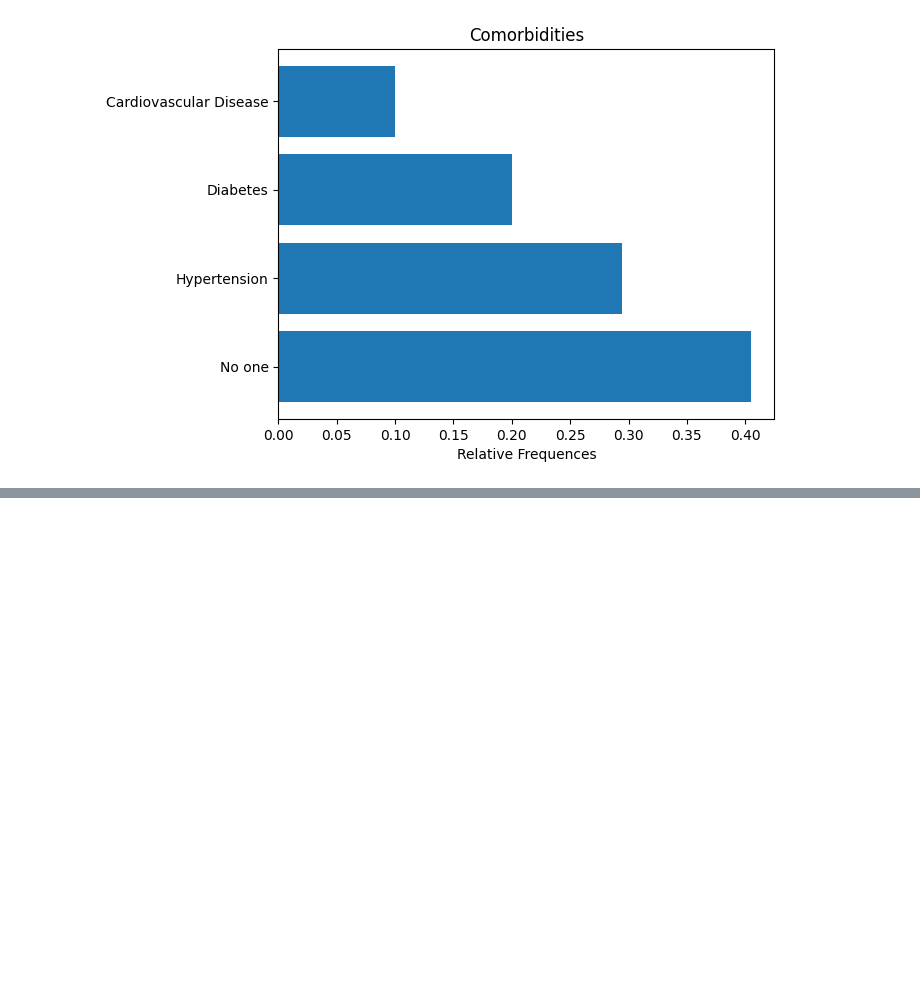
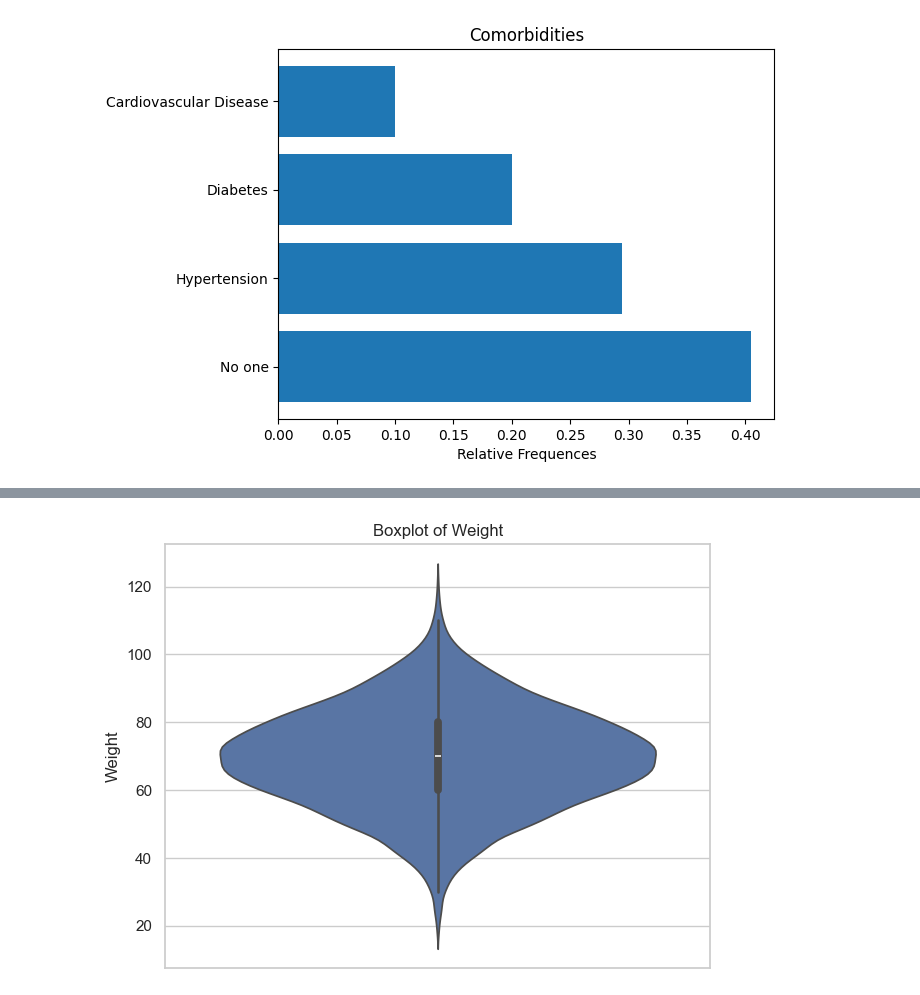
Before and after one commit to andreeriga/Scientific-Visualization-Magistrale, a Jupyter notebook: notebooks/UAE.ipynb, the cells around one changed output, grey strips where cells are left out. Saved outputs shown, nothing was run; the diff lists cells and outputs as text; code cells hidden in the pictures; blank space fills up the shorter version.

```diff
--- a/notebooks/UAE.ipynb
+++ b/notebooks/UAE.ipynb
@@ -199,0 +203,8 @@ plt.show()
+# %%
+sns.set_theme(style="whitegrid")
+sns.violinplot(data=data['Weight'])
+plt.title("Boxplot of Weight")
+plt.tight_layout()
+plt.show()
+# %% [output]
+[figure, added]
```
Also changed, not shown: parts of 7 cells of this notebook, 5 other files.
